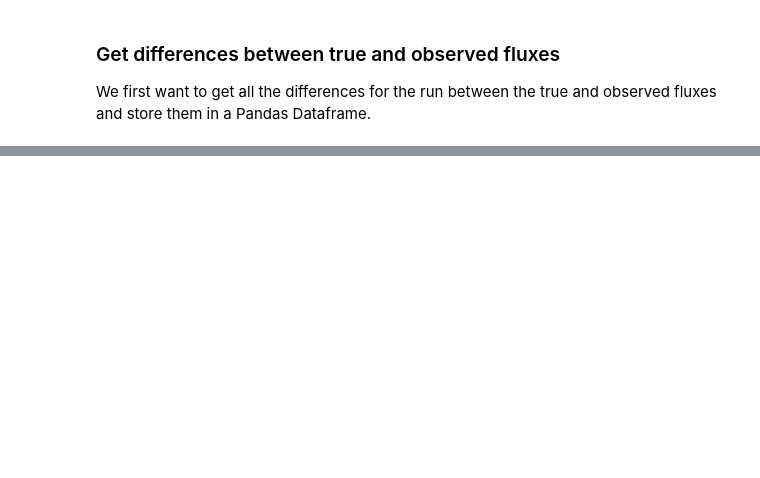
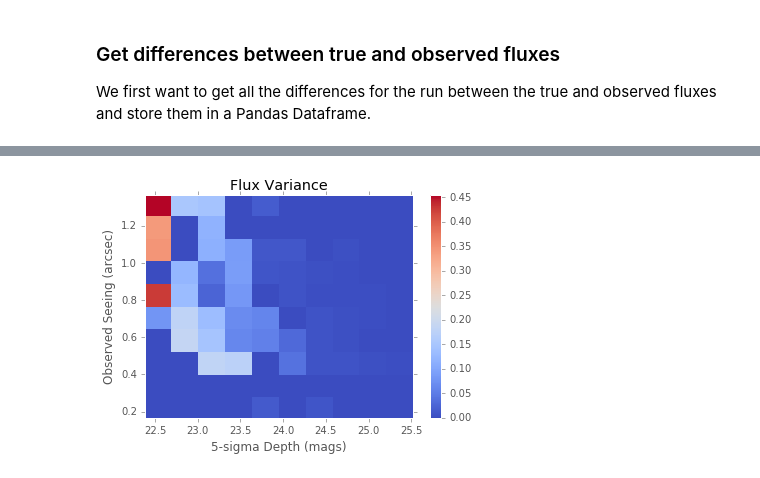
Before and after one commit to LSSTDESC/Monitor, a Jupyter notebook: examples/simple_error_model.ipynb, the cells around one changed output, grey strips where cells are left out. Cells and saved outputs as stored; diff of their text form; code cells hidden in the pictures; blank space fills up the shorter version.

```diff
--- a/examples/simple_error_model.ipynb
+++ b/examples/simple_error_model.ipynb
@@ -62,0 +88,4 @@ worker.calc_statistics()
+# %%
+fig = worker.plot_sigma(with_bins=10)
+# %% [output]
+[figure, added]
```
Also changed, not shown: parts of 11 cells of this notebook, 1 other file.
